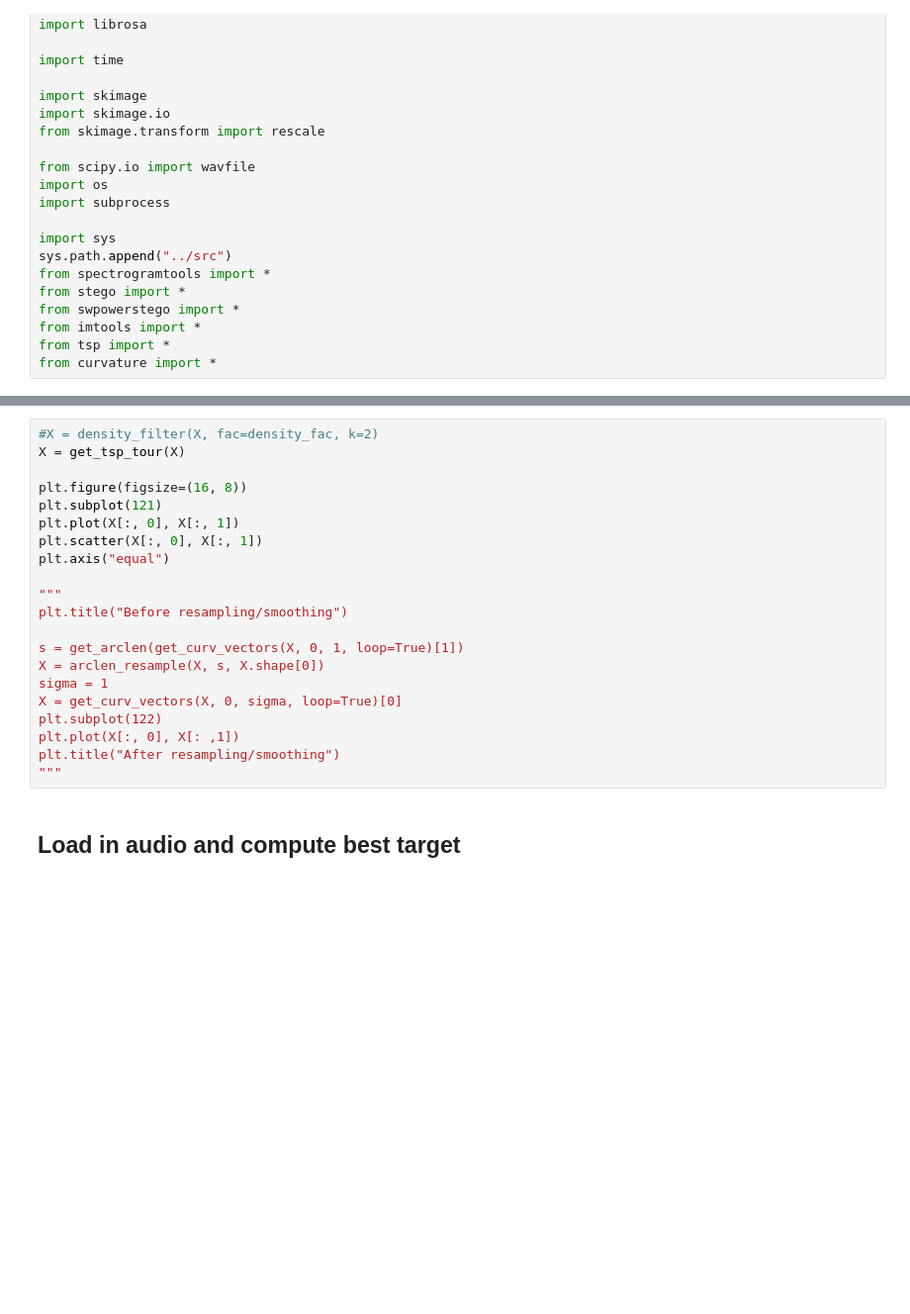
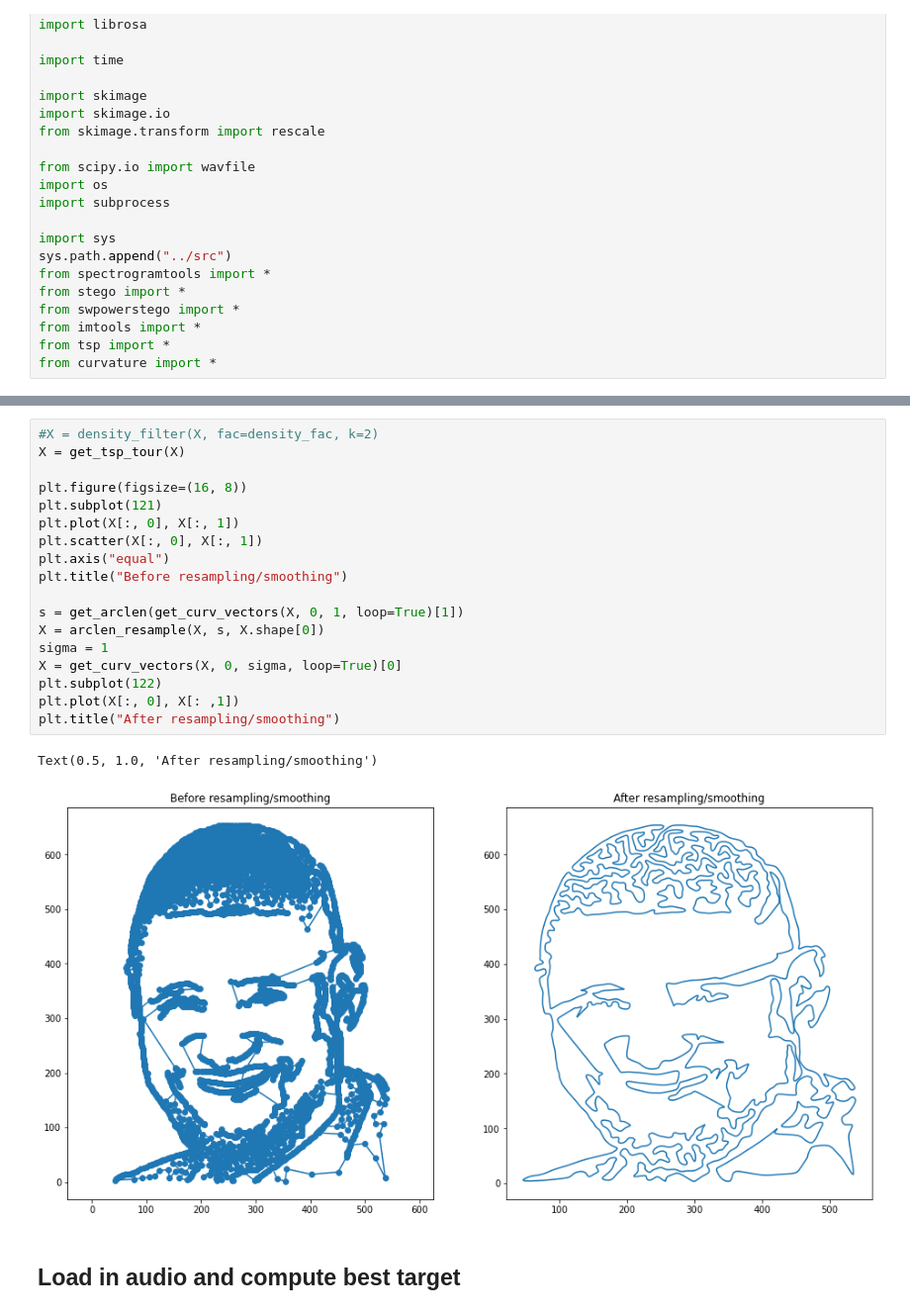
Before and after one commit to ctralie/AudioCurveSteganography, a Jupyter notebook: notebooks/STFTPower.ipynb, the cells around one changed output, grey strips where cells are left out. Shown: that part at 99% size. Saved outputs shown, nothing was run; the diff lists cells and outputs as text; blank space fills up the shorter version.

```diff
--- a/notebooks/STFTPower.ipynb
+++ b/notebooks/STFTPower.ipynb
@@ -45,24 +52,24 @@ plt.axis("equal")
 # %%
 #X = density_filter(X, fac=density_fac, k=2)
 X = get_tsp_tour(X)
 
 plt.figure(figsize=(16, 8))
 plt.subplot(121)
 plt.plot(X[:, 0], X[:, 1])
 plt.scatter(X[:, 0], X[:, 1])
 plt.axis("equal")
-
-"""
 plt.title("Before resampling/smoothing")
 
 s = get_arclen(get_curv_vectors(X, 0, 1, loop=True)[1])
 X = arclen_resample(X, s, X.shape[0])
 sigma = 1
 X = get_curv_vectors(X, 0, sigma, loop=True)[0]
 plt.subplot(122)
 plt.plot(X[:, 0], X[: ,1])
 plt.title("After resampling/smoothing")
-"""
+# %% [output]
+Text(0.5, 1.0, 'After resampling/smoothing')
+[figure, added]
 # %% [markdown]
 ## Load in audio and compute best target
 # %%
```
Also changed, not shown: parts of 3 cells of this notebook, 2 other files.
